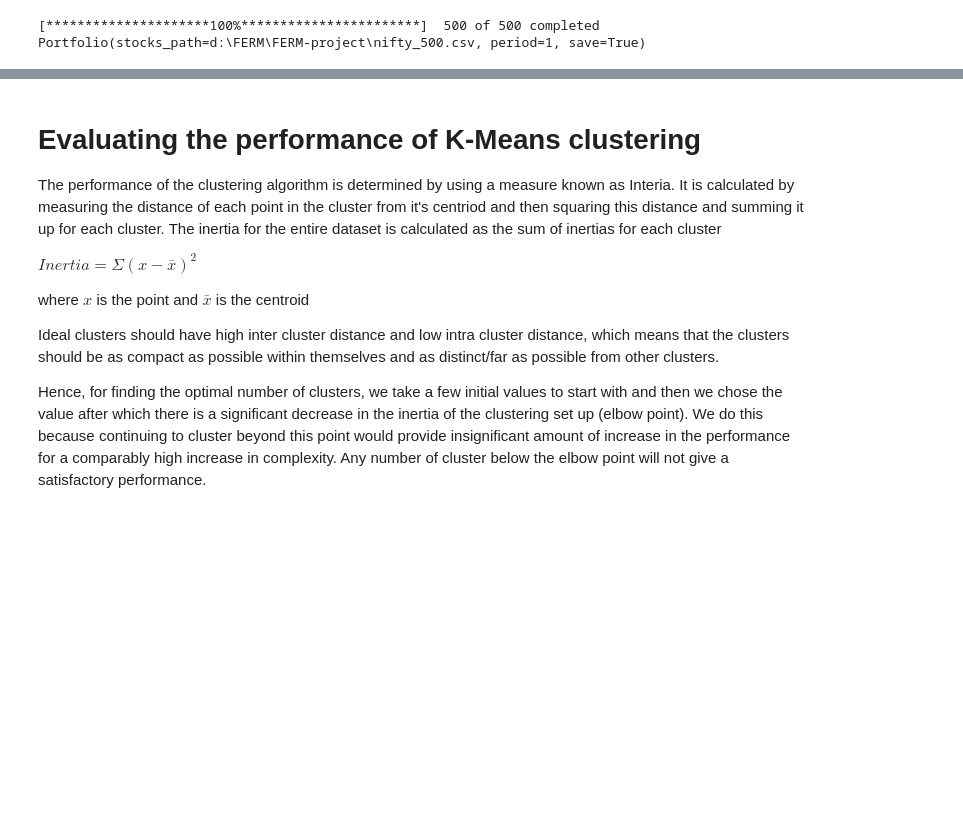
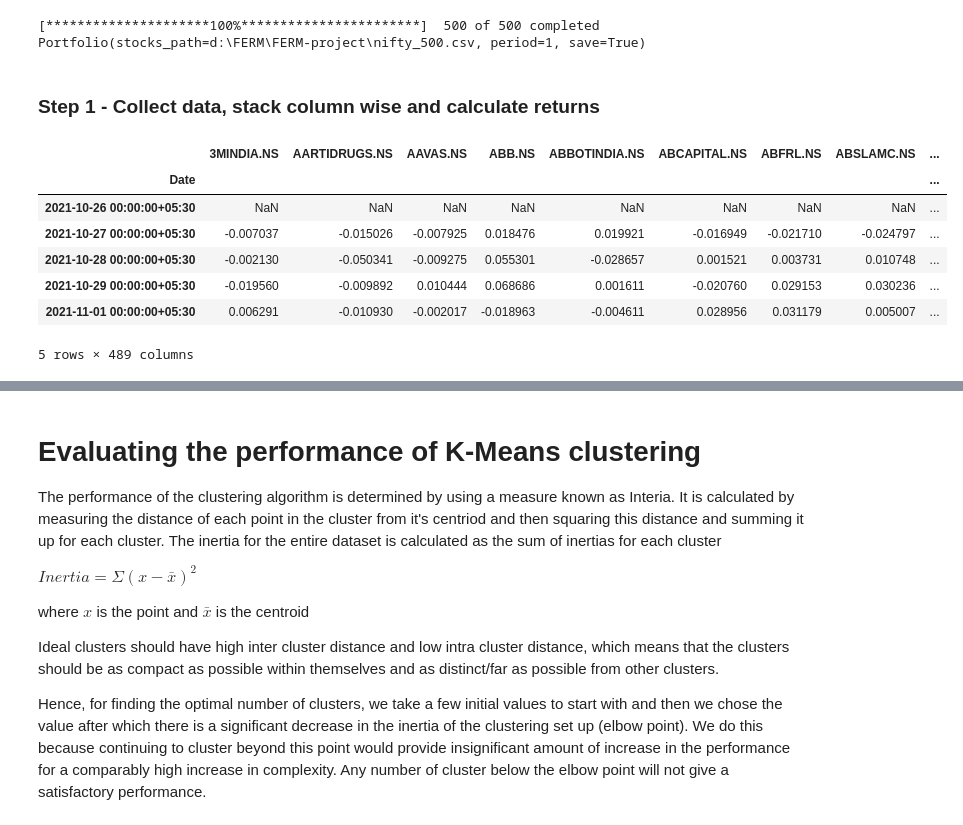
Before and after one commit to aayush1036/FERM-project, a Jupyter notebook: project.ipynb, the cells around one changed output, grey strips where cells are left out. Saved outputs shown, nothing was run; the diff lists cells and outputs as text; code cells hidden in the pictures; blank space fills up the shorter version.

Commit message:
Include more steps in the ipynb file and make minor changes in the utils file

```diff
--- a/project.ipynb
+++ b/project.ipynb
@@ -40,3 +43,16 @@ port = Portfolio(stocks_path='nifty_500.csv')
 # %% [output]
 [*********************100%***********************]  500 of 500 completed
 Portfolio(stocks_path=d:\FERM\FERM-project\nifty_500.csv, period=1, save=True)
+# %% [markdown]
+### Step 1 - Collect data, stack column wise and calculate returns
+# %%
+display(port.returns_df.head())
+# %% [output]
+|  | 3MINDIA.NS | AARTIDRUGS.NS | AAVAS.NS | ABB.NS | ABBOTINDIA.NS | ABCAPITAL.NS | ABFRL.NS | ABSLAMC.NS | ... |
+| Date |  |  |  |  |  |  |  |  | ... |
+| 2021-10-26 00:00:00+05:30 | NaN | NaN | NaN | NaN | NaN | NaN | NaN | NaN | ... |
+| 2021-10-27 00:00:00+05:30 | -0.007037 | -0.015026 | -0.007925 | 0.018476 | 0.019921 | -0.016949 | -0.021710 | -0.024797 | ... |
+| 2021-10-28 00:00:00+05:30 | -0.002130 | -0.050341 | -0.009275 | 0.055301 | -0.028657 | 0.001521 | 0.003731 | 0.010748 | ... |
+| 2021-10-29 00:00:00+05:30 | -0.019560 | -0.009892 | 0.010444 | 0.068686 | 0.001611 | -0.020760 | 0.029153 | 0.030236 | ... |
+| 2021-11-01 00:00:00+05:30 | 0.006291 | -0.010930 | -0.002017 | -0.018963 | -0.004611 | 0.028956 | 0.031179 | 0.005007 | ... |
+5 rows × 489 columns
```
Also changed, not shown: parts of 10 cells of this notebook, 2 other files.
